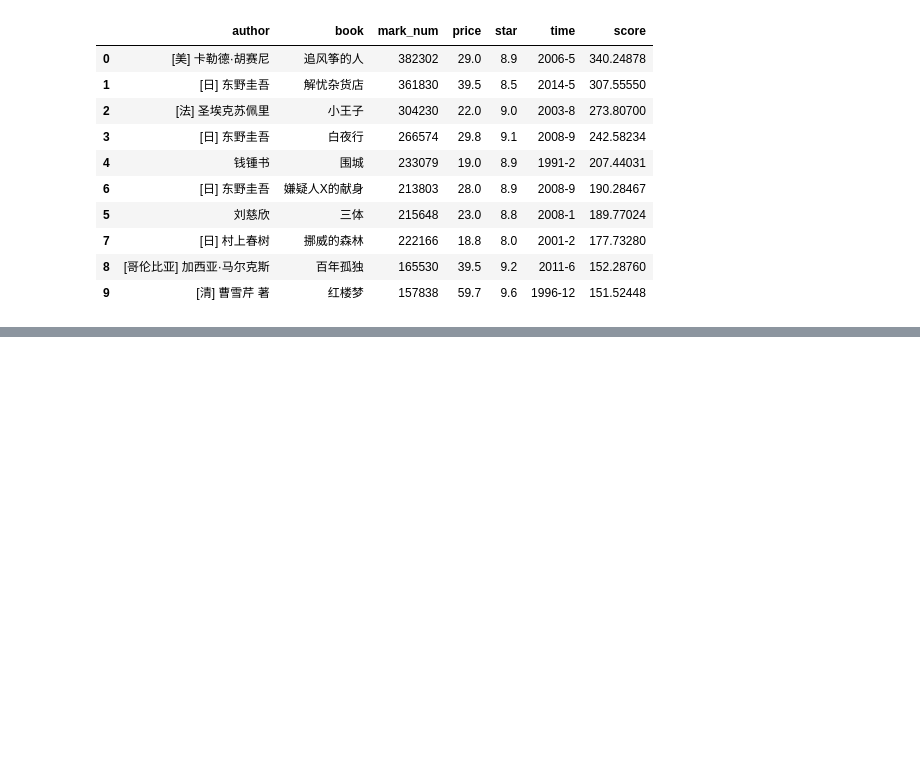
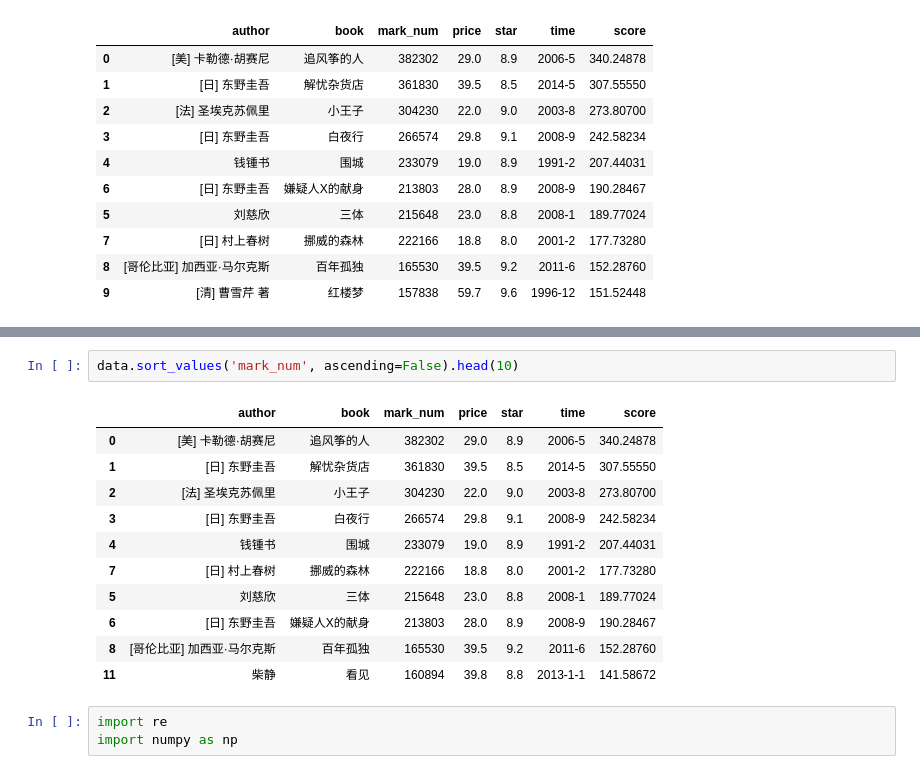
Before and after one commit to chenxj1101/douban, a Jupyter notebook: book250.ipynb, the cells around one changed output, grey strips where cells are left out. Drawn from its saved outputs; the diff is of its cells as text; blank space fills up the shorter version.

```diff
--- a/book250.ipynb
+++ b/book250.ipynb
@@ -208,0 +223,17 @@ data.sort_values('score', ascending=False).head(10)
+# %%
+data.sort_values('mark_num', ascending=False).head(10)
+# %% [output]
+|  | author | book | mark_num | price | star | time | score |
+| 0 | [美] 卡勒德·胡赛尼 | 追风筝的人 | 382302 | 29.0 | 8.9 | 2006-5 | 340.24878 |
+| 1 | [日] 东野圭吾 | 解忧杂货店 | 361830 | 39.5 | 8.5 | 2014-5 | 307.55550 |
+| 2 | [法] 圣埃克苏佩里 | 小王子 | 304230 | 22.0 | 9.0 | 2003-8 | 273.80700 |
+| 3 | [日] 东野圭吾 | 白夜行 | 266574 | 29.8 | 9.1 | 2008-9 | 242.58234 |
+| 4 | 钱锺书 | 围城 | 233079 | 19.0 | 8.9 | 1991-2 | 207.44031 |
+| 7 | [日] 村上春树 | 挪威的森林 | 222166 | 18.8 | 8.0 | 2001-2 | 177.73280 |
+| 5 | 刘慈欣 | 三体 | 215648 | 23.0 | 8.8 | 2008-1 | 189.77024 |
+| 6 | [日] 东野圭吾 | 嫌疑人X的献身 | 213803 | 28.0 | 8.9 | 2008-9 | 190.28467 |
+| 8 | [哥伦比亚] 加西亚·马尔克斯 | 百年孤独 | 165530 | 39.5 | 9.2 | 2011-6 | 152.28760 |
+| 11 | 柴静 | 看见 | 160894 | 39.8 | 8.8 | 2013-1-1 | 141.58672 |
+# %%
+import re
+import numpy as np
```
Also changed, not shown: parts of 4 cells of this notebook.
